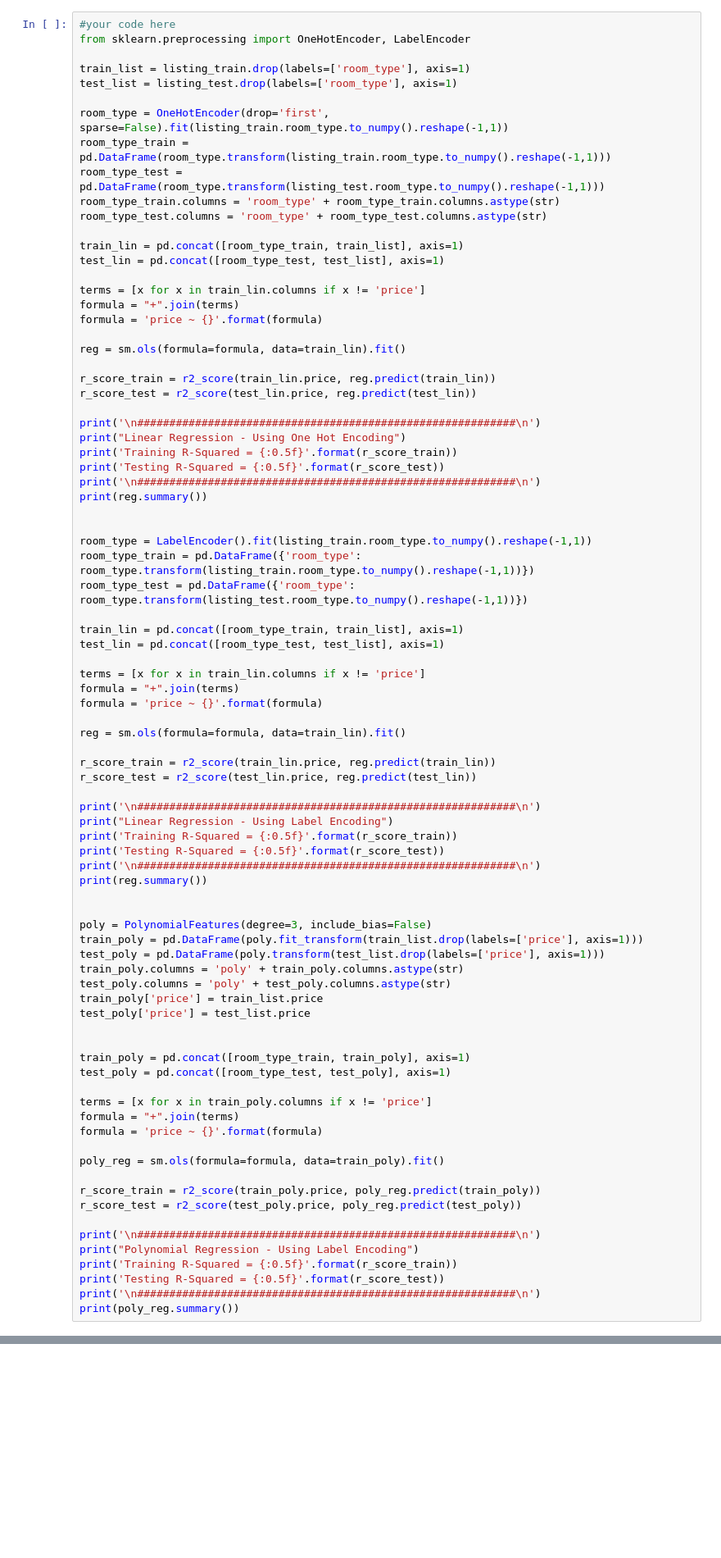
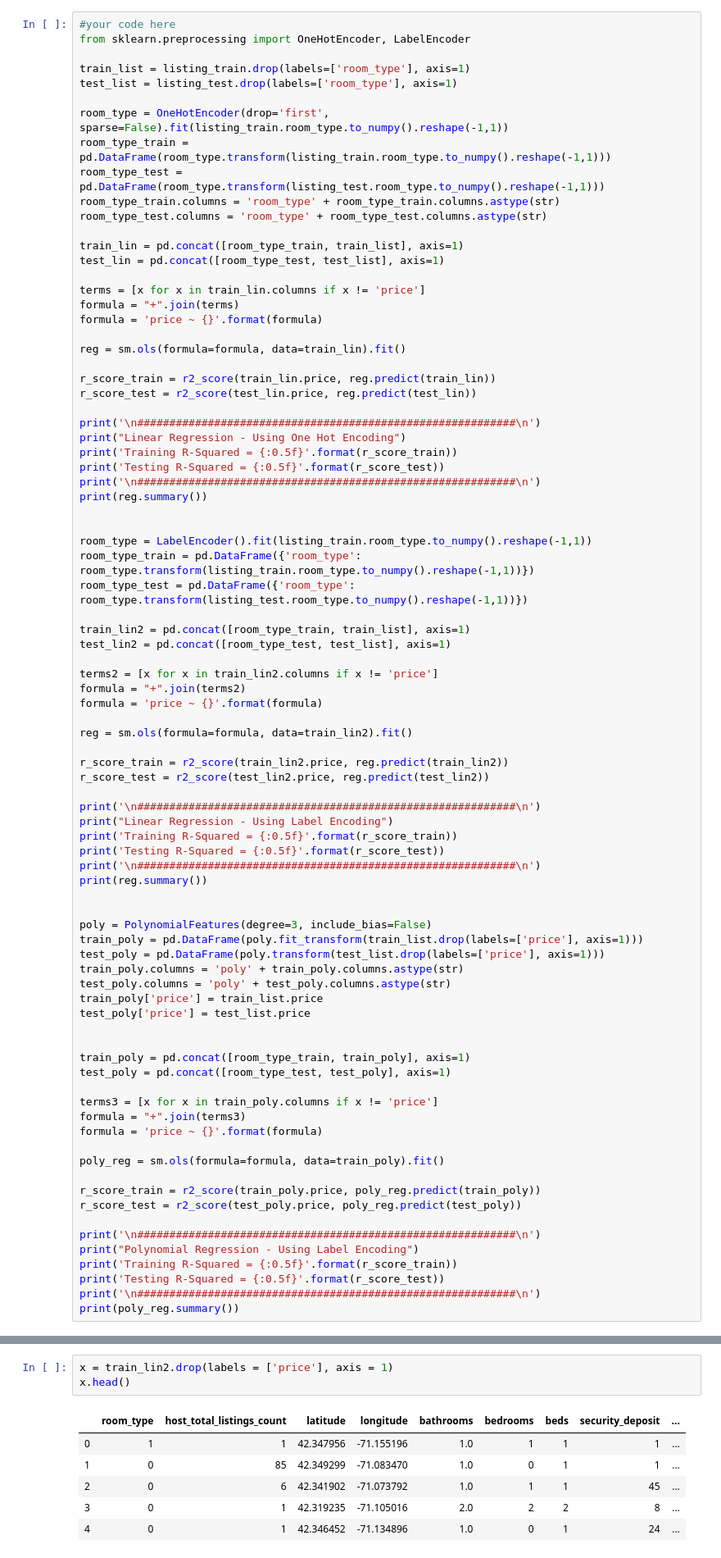
Before and after one commit to gurdeep101/2020-CS109B, a Jupyter notebook: content/homeworks/hw01/v2_cs109b_hw1.ipynb, the cells around one changed output, grey strips where cells are left out. Shown at 82% size. Drawn from its saved outputs; the diff is of its cells as text; blank space fills up the shorter version.

```diff
--- a/content/homeworks/hw01/v2_cs109b_hw1.ipynb
+++ b/content/homeworks/hw01/v2_cs109b_hw1.ipynb
@@ -545,17 +557,17 @@ room_type = LabelEncoder().fit(listing_train.room_type.to_numpy().reshape(-1,1))
 room_type_train = pd.DataFrame({'room_type': room_type.transform(listing_train.room_type.to_numpy().reshape(-1,1))})
 room_type_test = pd.DataFrame({'room_type': room_type.transform(listing_test.room_type.to_numpy().reshape(-1,1))})
 
-train_lin = pd.concat([room_type_train, train_list], axis=1)
-test_lin = pd.concat([room_type_test, test_list], axis=1)
+train_lin2 = pd.concat([room_type_train, train_list], axis=1)
+test_lin2 = pd.concat([room_type_test, test_list], axis=1)
 
-terms = [x for x in train_lin.columns if x != 'price']
-formula = "+".join(terms)
+terms2 = [x for x in train_lin2.columns if x != 'price']
+formula = "+".join(terms2)
 formula = 'price ~ {}'.format(formula)
 
-reg = sm.ols(formula=formula, data=train_lin).fit()
+reg = sm.ols(formula=formula, data=train_lin2).fit()
 
-r_score_train = r2_score(train_lin.price, reg.predict(train_lin))
-r_score_test = r2_score(test_lin.price, reg.predict(test_lin))
+r_score_train = r2_score(train_lin2.price, reg.predict(train_lin2))
+r_score_test = r2_score(test_lin2.price, reg.predict(test_lin2))
 
 print('\n###########################################################\n')
 print("Linear Regression - Using Label Encoding")
@@ -577,8 +589,8 @@ test_poly['price'] = test_list.price
 train_poly = pd.concat([room_type_train, train_poly], axis=1)
 test_poly = pd.concat([room_type_test, test_poly], axis=1)
 
-terms = [x for x in train_poly.columns if x != 'price']
-formula = "+".join(terms)
+terms3 = [x for x in train_poly.columns if x != 'price']
+formula = "+".join(terms3)
 formula = 'price ~ {}'.format(formula)
 
 poly_reg = sm.ols(formula=formula, data=train_poly).fit()
@@ -645,0 +665,10 @@ from sklearn.preprocessing import LabelEncoder
+# %%
+x = train_lin2.drop(labels = ['price'], axis = 1)
+x.head()
+# %% [output]
+|  | room_type | host_total_listings_count | latitude | longitude | bathrooms | bedrooms | beds | security_deposit | ... |
+| 0 | 1 | 1 | 42.347956 | -71.155196 | 1.0 | 1 | 1 | 1 | ... |
+| 1 | 0 | 85 | 42.349299 | -71.083470 | 1.0 | 0 | 1 | 1 | ... |
+| 2 | 0 | 6 | 42.341902 | -71.073792 | 1.0 | 1 | 1 | 45 | ... |
+| 3 | 0 | 1 | 42.319235 | -71.105016 | 2.0 | 2 | 2 | 8 | ... |
+| 4 | 0 | 1 | 42.346452 | -71.134896 | 1.0 | 0 | 1 | 24 | ... |
```
Also changed, not shown: parts of 17 cells of this notebook.
